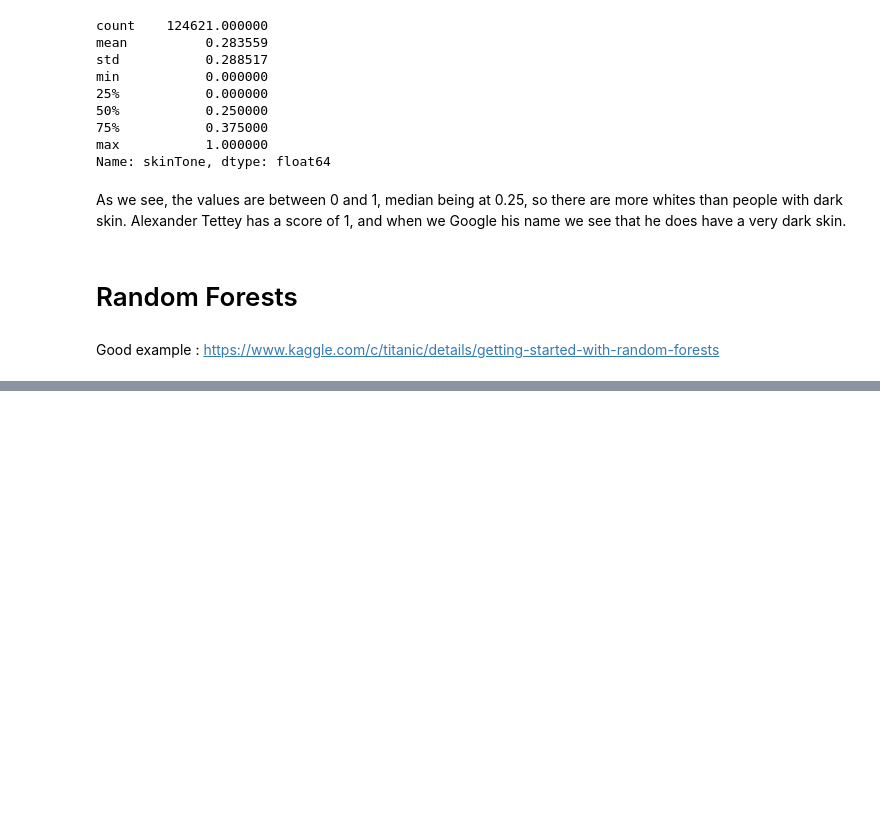
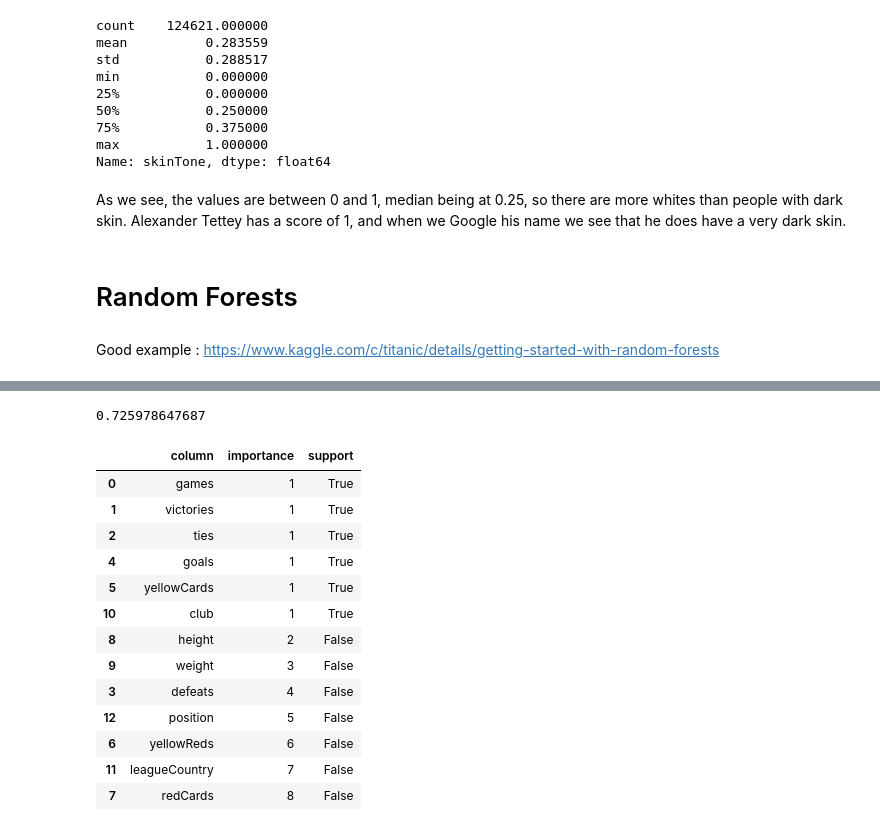
Before and after one commit to Maaarmotte/Ada2016, a Jupyter notebook: 04 - Applied ML/Homework 4 - Maiki.ipynb, the cells around one changed output, grey strips where cells are left out. Saved outputs shown, nothing was run; the diff lists cells and outputs as text; code cells hidden in the pictures; blank space fills up the shorter version.

```diff
--- a/04 - Applied ML/Homework 4 - Maiki.ipynb
+++ b/04 - Applied ML/Homework 4 - Maiki.ipynb
@@ -166,0 +209,67 @@ Good example : https://www.kaggle.com/c/titanic/details/getting-started-with-ran
+# %%
+def get_sets(data, split):
+    data.reindex(np.random.permutation(data.index))
+
+    X_train = data[:int(len(data)*split)].select_dtypes(include=['float64', 'int64'])
+    X_test = data[int(len(data)*split)+1:].select_dtypes(include=['float64', 'int64'])
+
+    X_train = pd.concat([X_train, data[:int(len(data)*split)].select_dtypes(include=['object']).apply(lambda x: map_objects(x))], axis=1)
+    X_test = pd.concat([X_test, data[int(len(data)*split)+1:].select_dtypes(include=['object']).apply(lambda x: map_objects(x))], axis=1)
+
+    y_train = pd.cut(X_train.skinTone, [-0.1, 0.25, 0.50, 0.75, 1], labels=[1, 2, 3, 4])
+    y_test = pd.cut(X_test.skinTone, [-0.1, 0.25, 0.50, 0.75, 1], labels=[1, 2, 3, 4])
+
+    X_train.drop(['skinTone'], axis=1, inplace=True)
+    X_test.drop(['skinTone'], axis=1, inplace=True)
+
+    return (X_train, X_test, y_train, y_test)
+
+def get_rfe(data):
+    classifier = RandomForestClassifier()
+
+    X_train, X_test, y_train, y_test = get_sets(data, 0.8)
+
+    selector = RFE(classifier, step=1)
+    selector.fit(X_train, y_train)
+
+    return selector
+
+def train_and_predict(data, use=1):
+    classifier = RandomForestClassifier()
+    data.reindex(np.random.permutation(data.index))
+
+    X_train, X_test, y_train, y_test = get_sets(data, 0.8)
+
+    classifier.fit(X_train[:int(len(X_train)*use)], y_train[:int(len(X_train)*use)])
+
+    precision = classifier.predict(X_test) == y_test
+    precision = precision.value_counts()
+
+    return precision[True]/sum(precision)
+
+Xy = df
+print(train_and_predict(Xy))
+selector = get_rfe(Xy)
+# %% [output]
+0.725978647687
+# %%
+f = pd.DataFrame()
+f['column'] = Xy.columns.drop('skinTone')
+f['importance'] = selector.ranking_
+f['support'] = selector.support_
+f.sort_values(by='importance', ascending=True)
+# %% [output]
+|  | column | importance | support |
+| 0 | games | 1 | True |
+| 1 | victories | 1 | True |
+| 2 | ties | 1 | True |
+| 4 | goals | 1 | True |
+| 5 | yellowCards | 1 | True |
+| 10 | club | 1 | True |
+| 8 | height | 2 | False |
+| 9 | weight | 3 | False |
+| 3 | defeats | 4 | False |
+| 12 | position | 5 | False |
+| 6 | yellowReds | 6 | False |
+| 11 | leagueCountry | 7 | False |
+| 7 | redCards | 8 | False |
```
Also changed, not shown: parts of 11 cells of this notebook.
